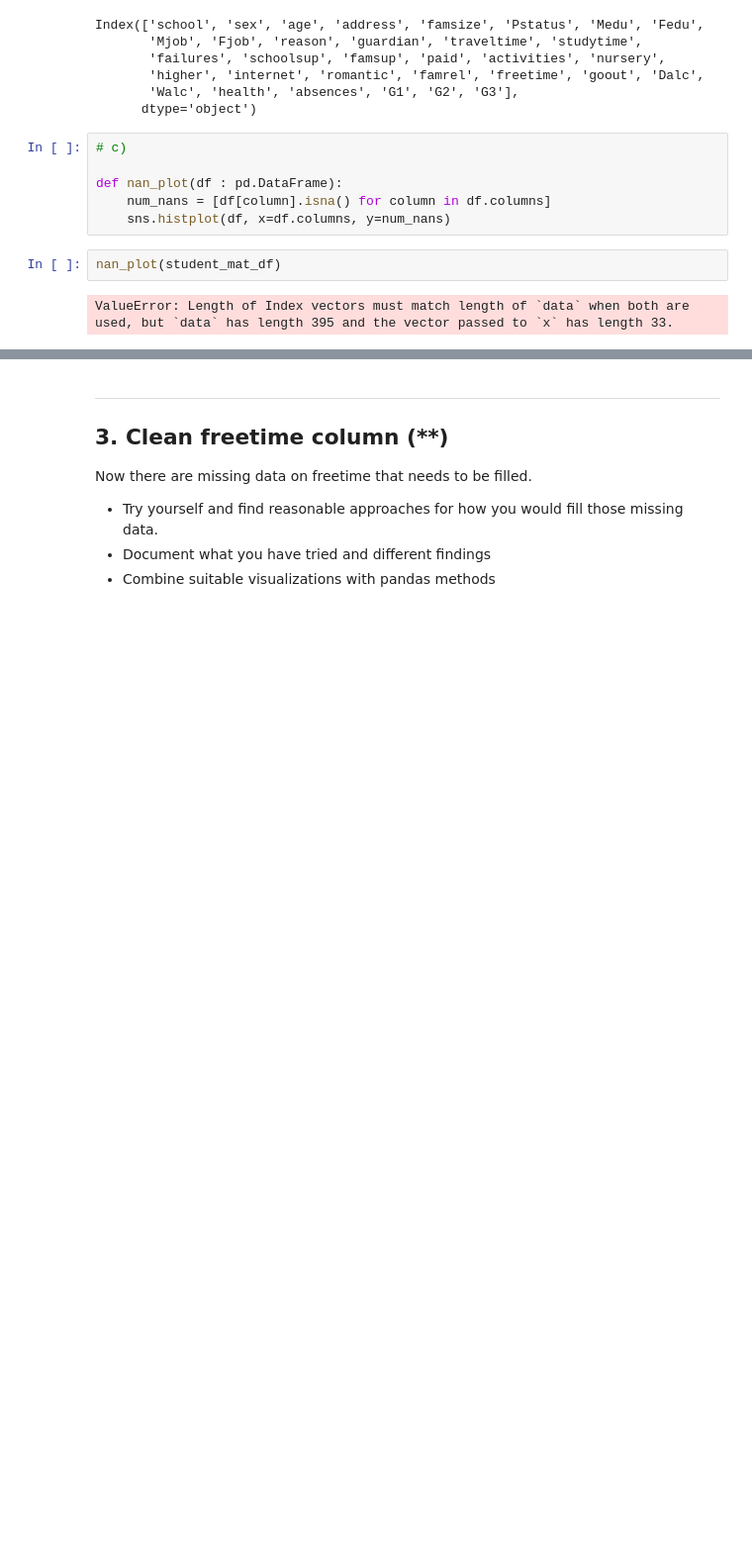
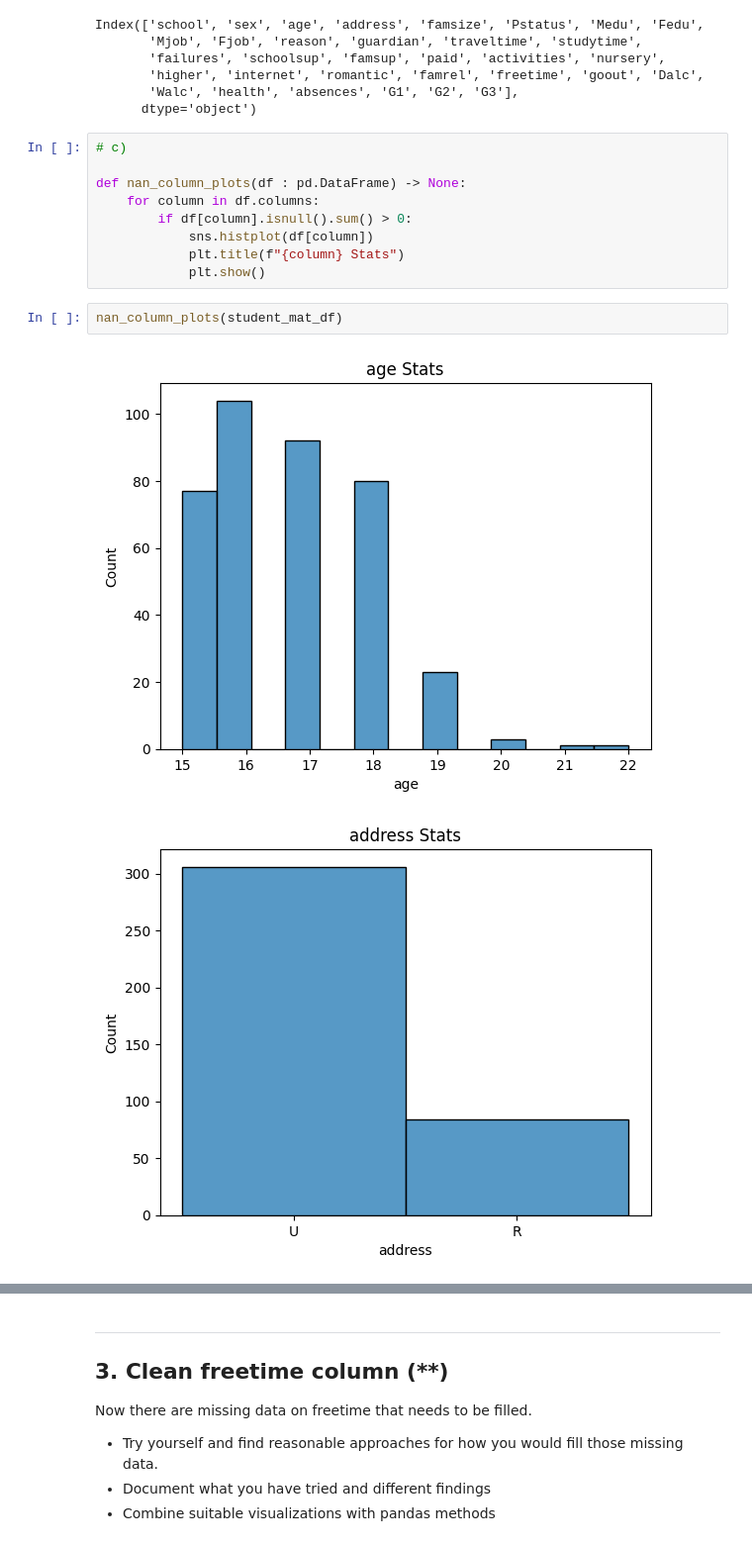
Before and after one commit to SVMino53/aiM24_Databehandling, a Jupyter notebook: Vecka 1/E2_missing_aggregation.ipynb, the cells around one changed output, grey strips where cells are left out. Shown at 99% size. Drawn from its saved outputs; the diff is of its cells as text; blank space fills up the shorter version.

```diff
--- a/Vecka 1/E2_missing_aggregation.ipynb
+++ b/Vecka 1/E2_missing_aggregation.ipynb
@@ -134,10 +134,14 @@ Index(['school', 'sex', 'age', 'address', 'famsize', 'Pstatus', 'Medu', 'Fedu',
 # %%
 # c)
 
-def nan_plot(df : pd.DataFrame):
-    num_nans = [df[column].isna() for column in df.columns]
-    sns.histplot(df, x=df.columns, y=num_nans)
+def nan_column_plots(df : pd.DataFrame) -> None:
+    for column in df.columns:
+        if df[column].isnull().sum() > 0:
+            sns.histplot(df[column])
+            plt.title(f"{column} Stats")
+            plt.show()
 # %%
-nan_plot(student_mat_df)
+nan_column_plots(student_mat_df)
 # %% [output]
-ValueError: Length of Index vectors must match length of `data` when both are used, but `data` has length 395 and the vector passed to `x` has length 33.
+[figure, added]
+[figure, added]
```
Also changed, not shown: parts of 5 cells of this notebook.
